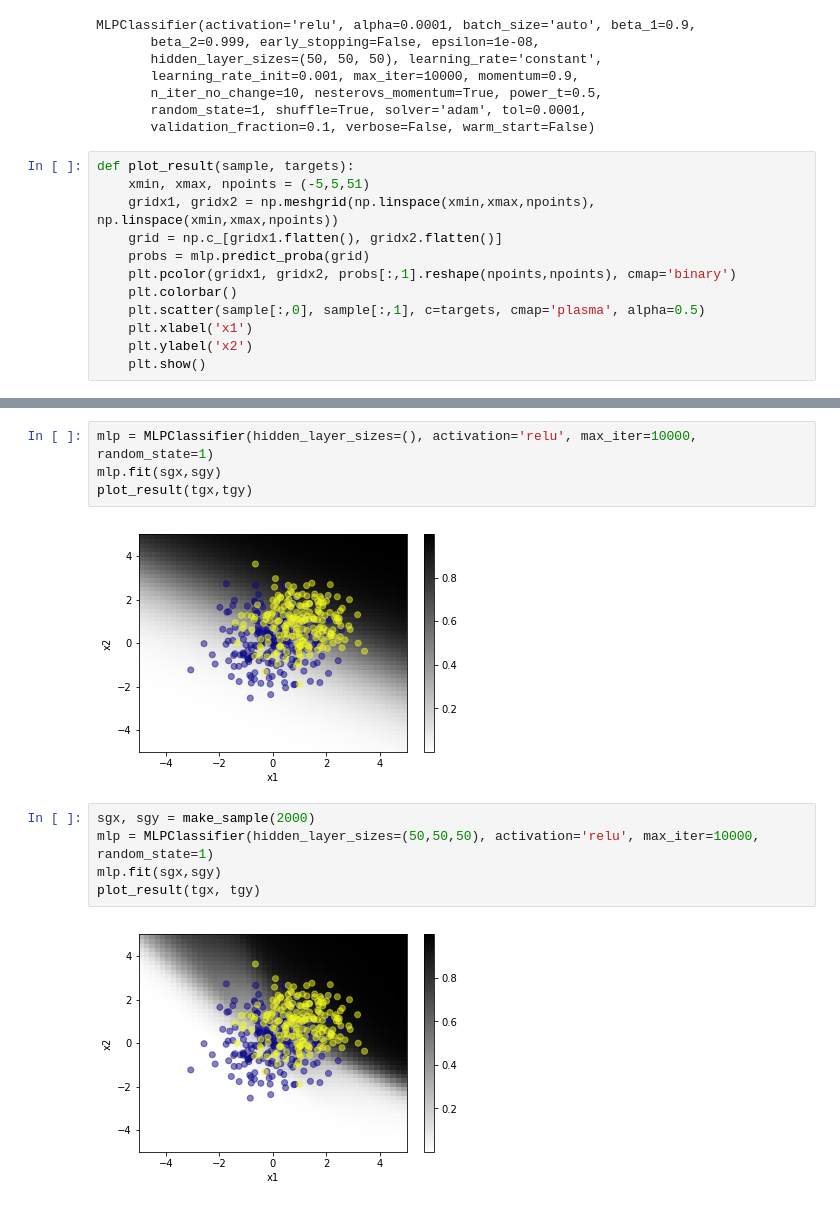
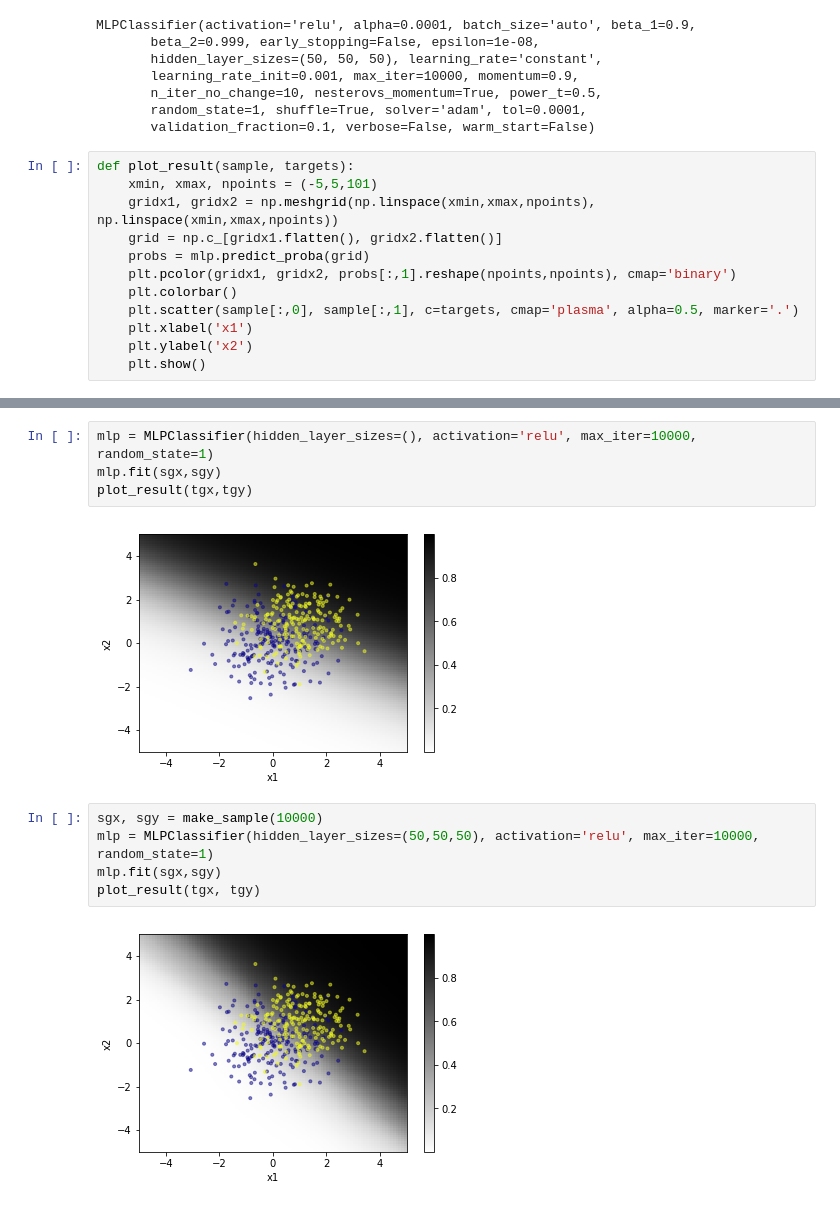
Before and after one commit to cbernet/maldives, a Jupyter notebook: overfitting/overfitting.ipynb, the cells around one changed output, grey strips where cells are left out. Saved outputs shown, nothing was run; the diff lists cells and outputs as text.

```diff
--- a/overfitting/overfitting.ipynb
+++ b/overfitting/overfitting.ipynb
@@ -46,13 +46,13 @@ MLPClassifier(activation='relu', alpha=0.0001, batch_size='auto', beta_1=0.9,
        validation_fraction=0.1, verbose=False, warm_start=False)
 # %%
 def plot_result(sample, targets):
-    xmin, xmax, npoints = (-5,5,51)
+    xmin, xmax, npoints = (-5,5,101)
     gridx1, gridx2 = np.meshgrid(np.linspace(xmin,xmax,npoints), np.linspace(xmin,xmax,npoints))
     grid = np.c_[gridx1.flatten(), gridx2.flatten()]
     probs = mlp.predict_proba(grid)
     plt.pcolor(gridx1, gridx2, probs[:,1].reshape(npoints,npoints), cmap='binary')
     plt.colorbar()
-    plt.scatter(sample[:,0], sample[:,1], c=targets, cmap='plasma', alpha=0.5)
+    plt.scatter(sample[:,0], sample[:,1], c=targets, cmap='plasma', alpha=0.5, marker='.')
     plt.xlabel('x1')
     plt.ylabel('x2')
     plt.show()
@@ -69,11 +69,11 @@ mlp = MLPClassifier(hidden_layer_sizes=(), activation='relu', max_iter=10000, ra
 mlp.fit(sgx,sgy)
 plot_result(tgx,tgy)
 # %% [output]
-[figure, old version]
+[figure, new version]
 # %%
-sgx, sgy = make_sample(2000)
+sgx, sgy = make_sample(10000)
 mlp = MLPClassifier(hidden_layer_sizes=(50,50,50), activation='relu', max_iter=10000, random_state=1)
 mlp.fit(sgx,sgy)
 plot_result(tgx, tgy)
 # %% [output]
-[figure, old version]
+[figure, new version]
```
Also changed, not shown: parts of 2 cells of this notebook.
